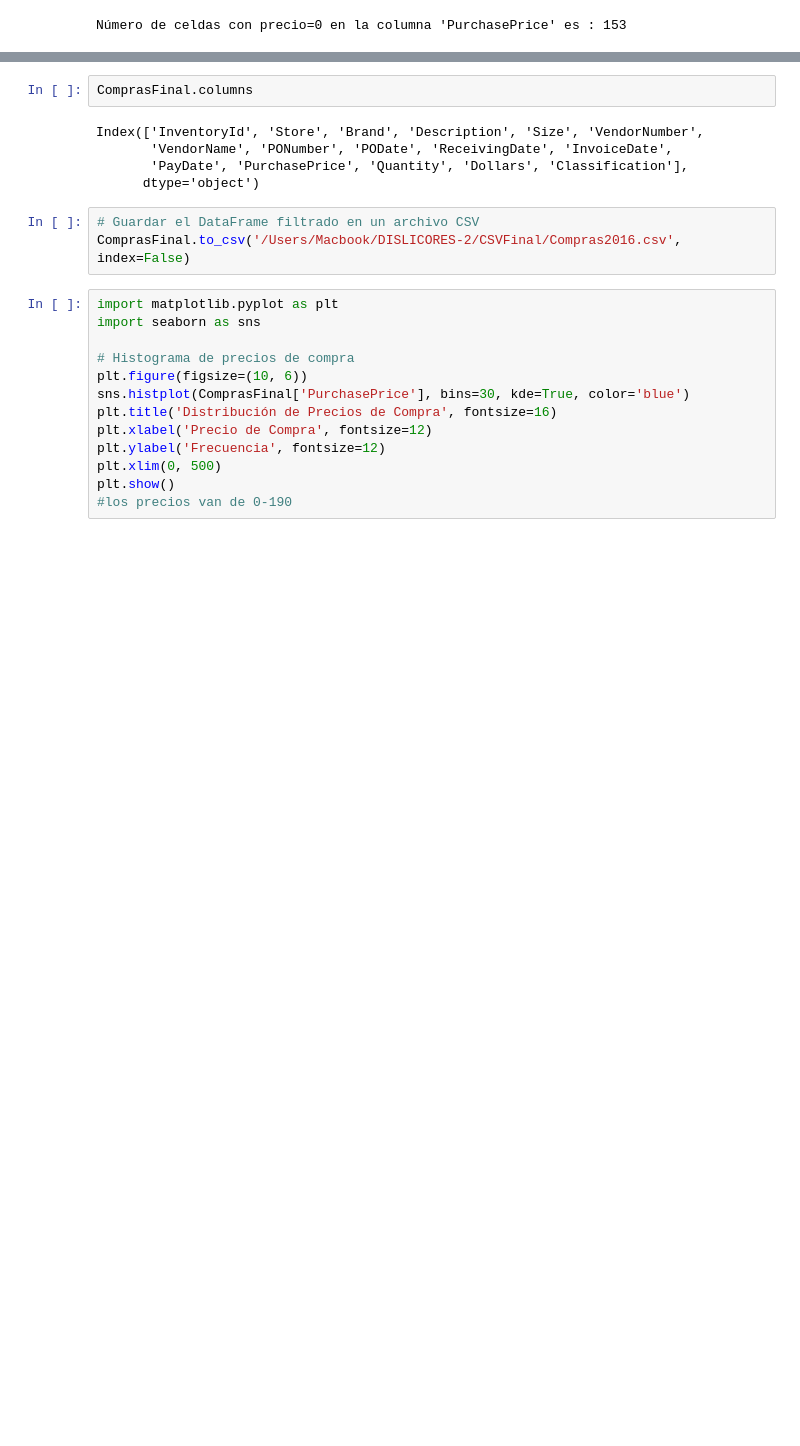
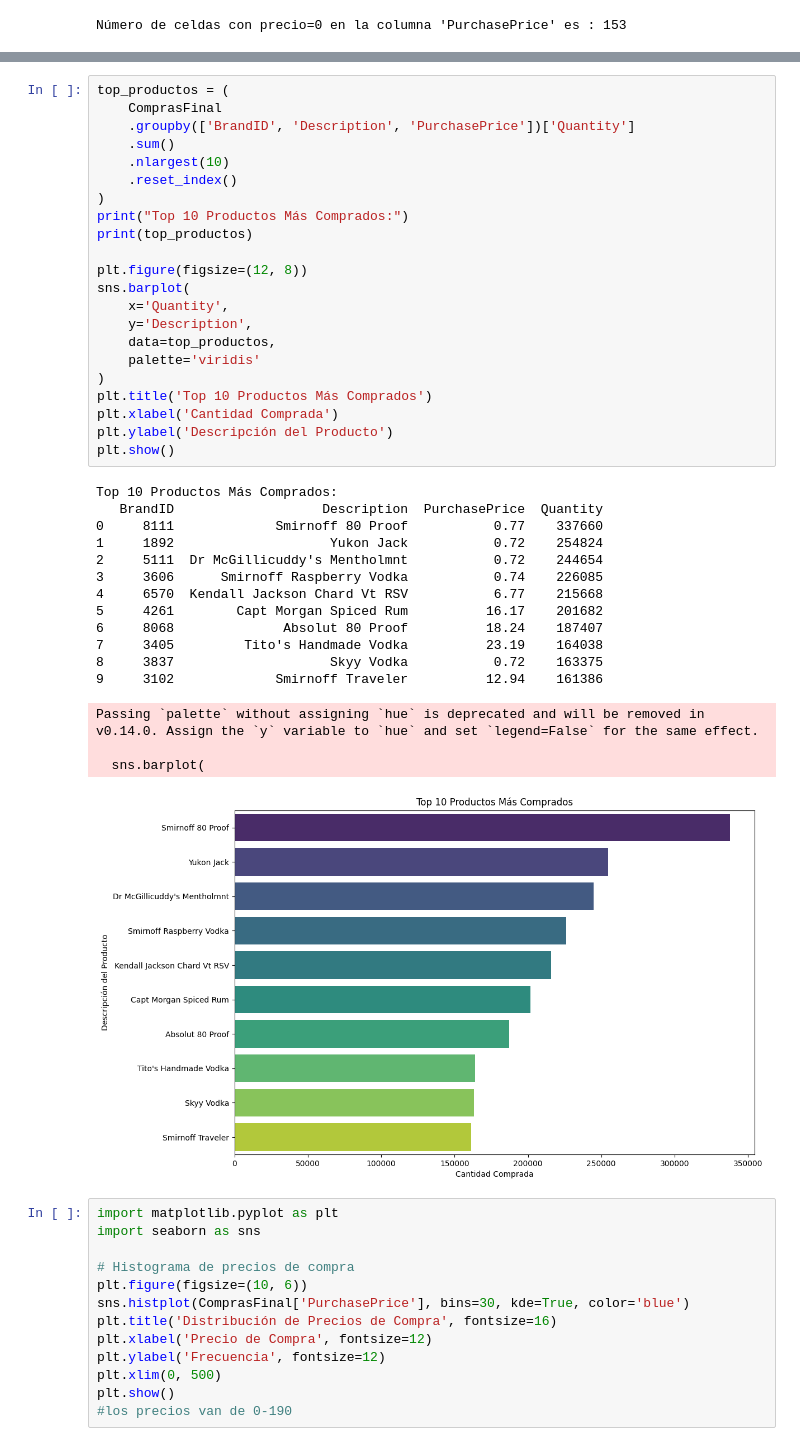
Before and after one commit to AMaximilianoLugo/DISLICORES, a Jupyter notebook: ETL-EDA/DetallesCompras2016.ipynb, the cells around one changed output, grey strips where cells are left out. Cells and saved outputs as stored; diff of their text form; blank space fills up the shorter version.

```diff
--- a/ETL-EDA/DetallesCompras2016.ipynb
+++ b/ETL-EDA/DetallesCompras2016.ipynb
@@ -555,13 +433,42 @@ ComprasFinal.head()
-# %%
-ComprasFinal.columns
-# %% [output]
-Index(['InventoryId', 'Store', 'Brand', 'Description', 'Size', 'VendorNumber',
-       'VendorName', 'PONumber', 'PODate', 'ReceivingDate', 'InvoiceDate',
-       'PayDate', 'PurchasePrice', 'Quantity', 'Dollars', 'Classification'],
-      dtype='object')
-# %%
-# Guardar el DataFrame filtrado en un archivo CSV
-ComprasFinal.to_csv('/Users/Macbook/DISLICORES-2/CSVFinal/Compras2016.csv', index=False)
+# %%
+top_productos = (
+    ComprasFinal
+    .groupby(['BrandID', 'Description', 'PurchasePrice'])['Quantity']
+    .sum()
+    .nlargest(10)
+    .reset_index()
+)
+print("Top 10 Productos Más Comprados:")
+print(top_productos)
+
+plt.figure(figsize=(12, 8))
+sns.barplot(
+    x='Quantity',
+    y='Description',
+    data=top_productos,
+    palette='viridis'
+)
+plt.title('Top 10 Productos Más Comprados')
+plt.xlabel('Cantidad Comprada')
+plt.ylabel('Descripción del Producto')
+plt.show()
+# %% [output]
+Top 10 Productos Más Comprados:
+   BrandID                   Description  PurchasePrice  Quantity
+0     8111             Smirnoff 80 Proof           0.77    337660
+1     1892                    Yukon Jack           0.72    254824
+2     5111  Dr McGillicuddy's Mentholmnt           0.72    244654
+3     3606      Smirnoff Raspberry Vodka           0.74    226085
+4     6570  Kendall Jackson Chard Vt RSV           6.77    215668
+5     4261        Capt Morgan Spiced Rum          16.17    201682
+6     8068              Absolut 80 Proof          18.24    187407
+7     3405         Tito's Handmade Vodka          23.19    164038
+8     3837                    Skyy Vodka           0.72    163375
+9     3102             Smirnoff Traveler          12.94    161386
+Passing `palette` without assigning `hue` is deprecated and will be removed in v0.14.0. Assign the `y` variable to `hue` and set `legend=False` for the same effect.
+
+  sns.barplot(
+[figure, added]
 # %%
 import matplotlib.pyplot as plt
 import seaborn as sns
```
Also changed, not shown: parts of 22 cells of this notebook, 1 other file.
